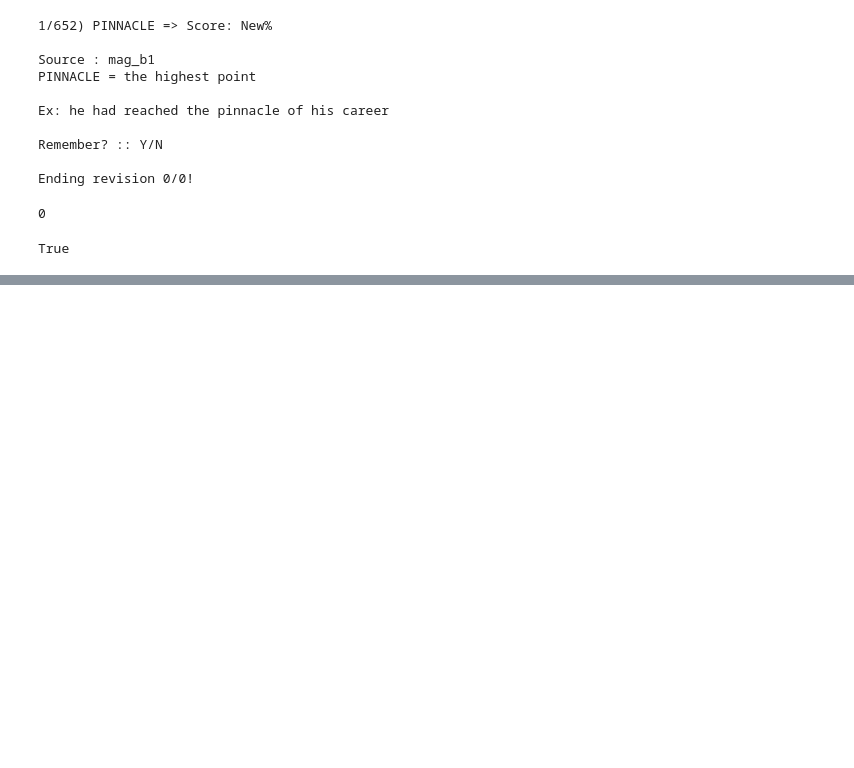
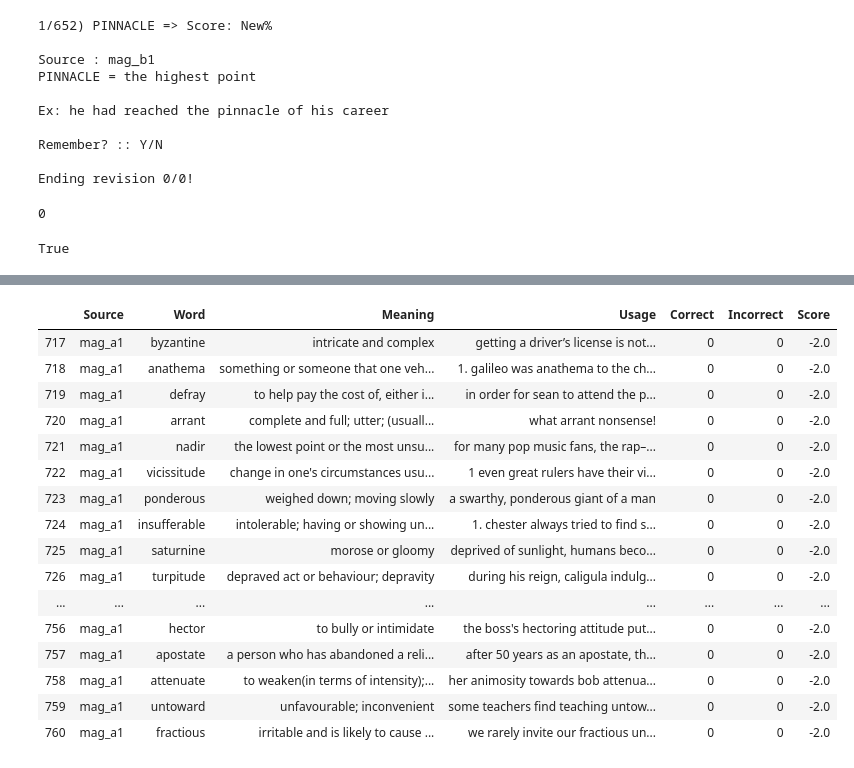
Before and after one commit to Achyuth1/GRE-Prep-Helper-Scripts, a Jupyter notebook: GRE PREP.ipynb, the cells around one changed output, grey strips where cells are left out. Saved outputs shown, nothing was run; the diff lists cells and outputs as text; code cells hidden in the pictures; blank space fills up the shorter version.

```diff
--- a/GRE PREP.ipynb
+++ b/GRE PREP.ipynb
@@ -23,7 +23,7 @@ def numberOfEntries(df, source):
     cond = (df["Source"]==source)
     return len(df["Word"][cond])
 
-default = "PRINCETON"
+default = "MAG_A7"
 source = input("Enter the source: ").lower()
 if len(source)==0:
     source = default.lower()
@@ -249,0 +253,20 @@ df
+# %%
+df[df["Source"] == "mag_a1"]
+# %% [output]
+|  | Source | Word | Meaning | Usage | Correct | Incorrect | Score |
+| 717 | mag_a1 | byzantine | intricate and complex | getting a driver’s license is not... | 0 | 0 | -2.0 |
+| 718 | mag_a1 | anathema | something or someone that one veh... | 1. galileo was anathema to the ch... | 0 | 0 | -2.0 |
+| 719 | mag_a1 | defray | to help pay the cost of, either i... | in order for sean to attend the p... | 0 | 0 | -2.0 |
+| 720 | mag_a1 | arrant | complete and full; utter; (usuall... | what arrant nonsense! | 0 | 0 | -2.0 |
+| 721 | mag_a1 | nadir | the lowest point or the most unsu... | for many pop music fans, the rap–... | 0 | 0 | -2.0 |
+| 722 | mag_a1 | vicissitude | change in one's circumstances usu... | 1 even great rulers have their vi... | 0 | 0 | -2.0 |
+| 723 | mag_a1 | ponderous | weighed down; moving slowly | a swarthy, ponderous giant of a man | 0 | 0 | -2.0 |
+| 724 | mag_a1 | insufferable | intolerable; having or showing un... | 1. chester always tried to find s... | 0 | 0 | -2.0 |
+| 725 | mag_a1 | saturnine | morose or gloomy | deprived of sunlight, humans beco... | 0 | 0 | -2.0 |
+| 726 | mag_a1 | turpitude | depraved act or behaviour; depravity | during his reign, caligula indulg... | 0 | 0 | -2.0 |
+| ... | ... | ... | ... | ... | ... | ... | ... |
+| 756 | mag_a1 | hector | to bully or intimidate | the boss's hectoring attitude put... | 0 | 0 | -2.0 |
+| 757 | mag_a1 | apostate | a person who has abandoned a reli... | after 50 years as an apostate, th... | 0 | 0 | -2.0 |
+| 758 | mag_a1 | attenuate | to weaken(in terms of intensity);... | her animosity towards bob attenua... | 0 | 0 | -2.0 |
+| 759 | mag_a1 | untoward | unfavourable; inconvenient | some teachers find teaching untow... | 0 | 0 | -2.0 |
+| 760 | mag_a1 | fractious | irritable and is likely to cause ... | we rarely invite our fractious un... | 0 | 0 | -2.0 |
```
Also changed, not shown: parts of 3 cells of this notebook, 2 other files.
